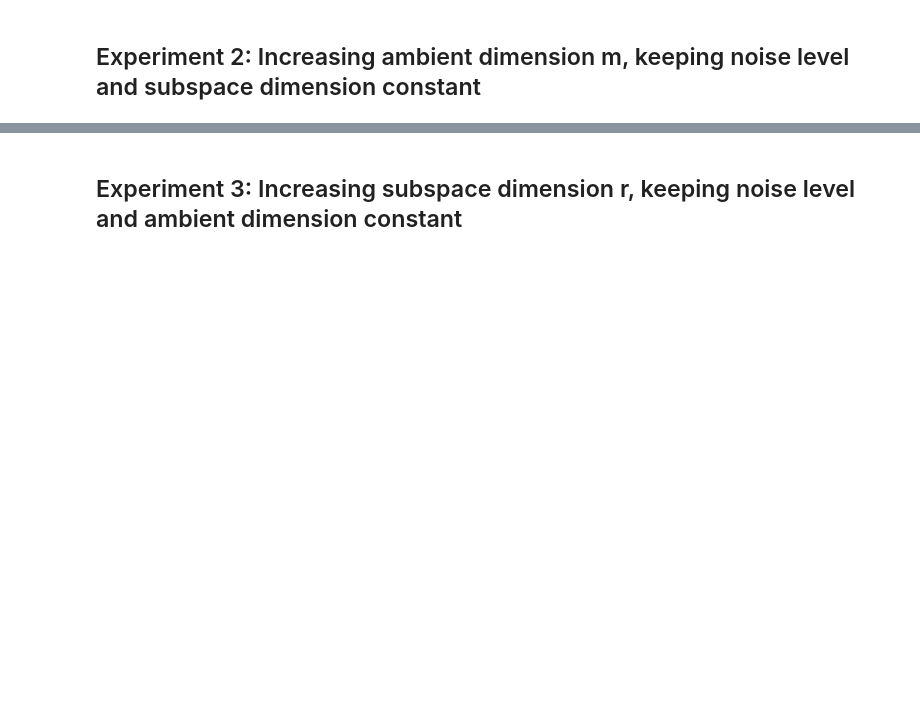
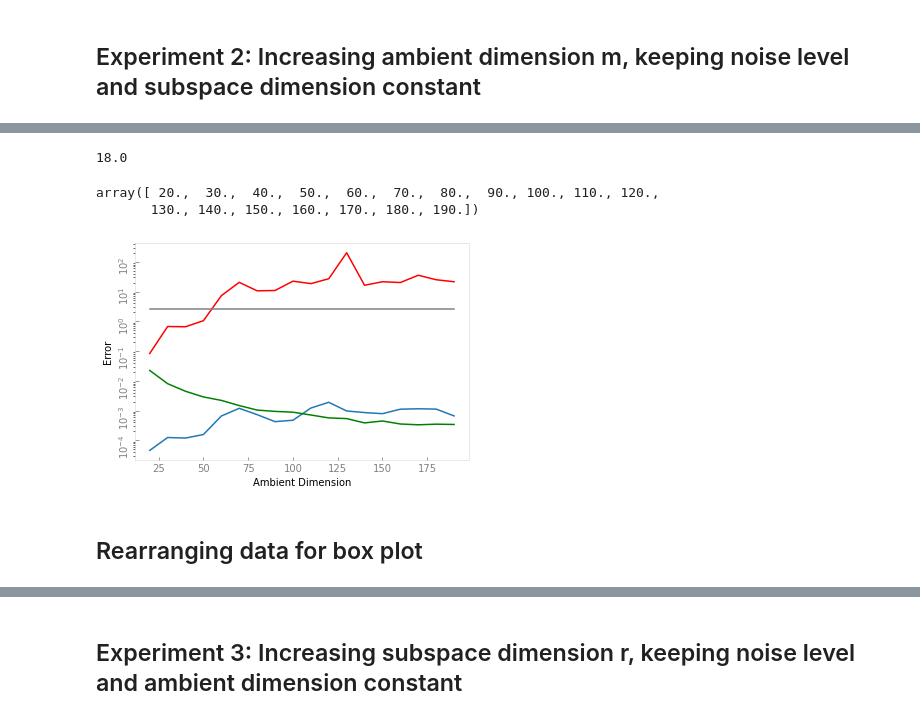
Before and after one commit to ksrivastava1/identifying-subspaces, a Jupyter notebook: subspace-experiment.ipynb, the cells around one changed output, grey strips where cells are left out. Saved outputs shown, nothing was run; the diff lists cells and outputs as text; code cells hidden in the pictures; blank space fills up the shorter version.

```diff
--- a/subspace-experiment.ipynb
+++ b/subspace-experiment.ipynb
@@ -374,11 +371,11 @@ Matrix whose kernel will be our guess w/ noise
 # %%
 #Computing the singular values of the projected S matrix, noisy projected S matrix, and noisy A matrix.
 
-Sig_V_proj = np.array(np.hstack(([np.linalg.svd(V_proj.T[i:i+r, :])[1] for i in range(0, V_proj.T.shape[0], r)])))
-Sig_ker = np.amin(np.linalg.svd(B)[1])
+Sig_V_proj = np.array(np.hstack(([np.amin(np.linalg.svd(V_proj.T[i:i+r, :])[1]) for i in range(0, V_proj.T.shape[0], r)])))
+Sig_B = np.amin(np.linalg.svd(B)[1])
 
-delta = (np.sum(np.power((Sig_V_proj-epsilon),2)))**(0.5)
+delta = np.amin(Sig_V_proj)
 
-print("Min Kernel Matrix Singular Value", Sig_ker)
+print("Min Kernel Matrix Singular Value", Sig_B)
 print("Sum of Data Singular Values", delta)
 # %% [output]
@@ -551,12 +548,12 @@ def Errors(m_, r_, U_, W_, sigma_):
 
     #Computing the singular values of the projected U matrix, noisy projected U matrix, and noisy A matrix.
 
-    Sig_V_proj = np.array(np.hstack(([np.linalg.svd(V_proj.T[i:i+r_, :])[1] for i in range(0, V_proj.T.shape[0], r_)])))
-    Sig_ker = np.amin(np.linalg.svd(B_)[1])
+    Sig_V_proj = np.array(np.hstack(([np.amin(np.linalg.svd(V_proj.T[i:i+r, :])[1]) for i in range(0, V_proj.T.shape[0], r)])))
+    Sig_B = np.amin(np.linalg.svd(B_)[1])
 
-    delta = (np.sum(np.power((Sig_V_proj-epsilon),2)))**(0.5)
+    delta = np.amin(Sig_V_proj)
 
-    bound =bound = (((Sig_ker*delta)/(epsilon*math.sqrt(2*r)))-1)**(-1)
+    bound = epsilon*math.sqrt(2*r*(m-r))/(Sig_B*delta)
 
-    return error_A, error_U_test, error_noiseless_test, error_noisy_test, bound, delta, Sig_ker
+    return error_A, error_U_test, error_noiseless_test, error_noisy_test, bound, delta, Sig_B
 # %% [markdown]
@@ -758,0 +795,4 @@ plt.show()
+# %%
+m_vec.shape[0]/num_tests
+# %% [output]
+18.0
@@ -758,0 +828,51 @@ plt.show()
+# %%
+m_vec_distinct
+# %% [output]
+array([ 20.,  30.,  40.,  50.,  60.,  70.,  80.,  90., 100., 110., 120.,
+       130., 140., 150., 160., 170., 180., 190.])
+# %%
+fig = plt.figure()
+
+ax = fig.add_subplot()
+
+ax.tick_params(direction="in")
+plt.yticks(rotation=90)
+ax.tick_params(axis='x',direction="in", colors='gray')    #setting up X-axis tick color to red
+ax.tick_params(axis='y',direction="in", colors='gray')
+
+
+
+
+
+plt.plot(m_vec_distinct, avg_error, label = r'Exact Error $d_G\{U, \hat{U}\}$')
+#plt.title("Difference in true subspace and noisy guess")
+plt.xlabel(r'Ambient Dimension')
+plt.ylabel("Error")
+#plt.xscale('log')
+plt.yscale('log')
+
+plt.plot(m_vec_distinct,avg_bounds,color = 'red', label = 'Bound (See (3))')
+plt.plot(m_vec_distinct,avg_sigma, color = 'green', label = r'$\varsigma(B)$')
+#plt.plot(sigma_vec,delta_vec, color = 'grey', label = 'Delta')
+plt.plot(m_vec_distinct,np.full((np.int(num/num_tests),),np.sqrt(r),dtype = float), color = 'grey', label = r'Trivial Bound $\sqrt{r}$')
+
+# reordering the labels
+handles, labels = plt.gca().get_legend_handles_labels()
+
+
+# specify order
+order = [3, 0, 2, 1]
+
+# pass handle & labels lists along with order as below
+#plt.legend([handles[i] for i in order], [labels[i] for i in order], frameon = False)
+
+
+plt.rcParams["axes.edgecolor"] = "lightgray"  #Border color
+plt.rcParams["axes.linewidth"] = 0.50      #Border Width
+plt.savefig('Ambient_Dim_Sampling_2.eps', format='eps')
+
+plt.show()
+# %% [output]
+[figure, added]
+# %% [markdown]
+## Rearranging data for box plot
```
Also changed, not shown: parts of 44 cells of this notebook.
